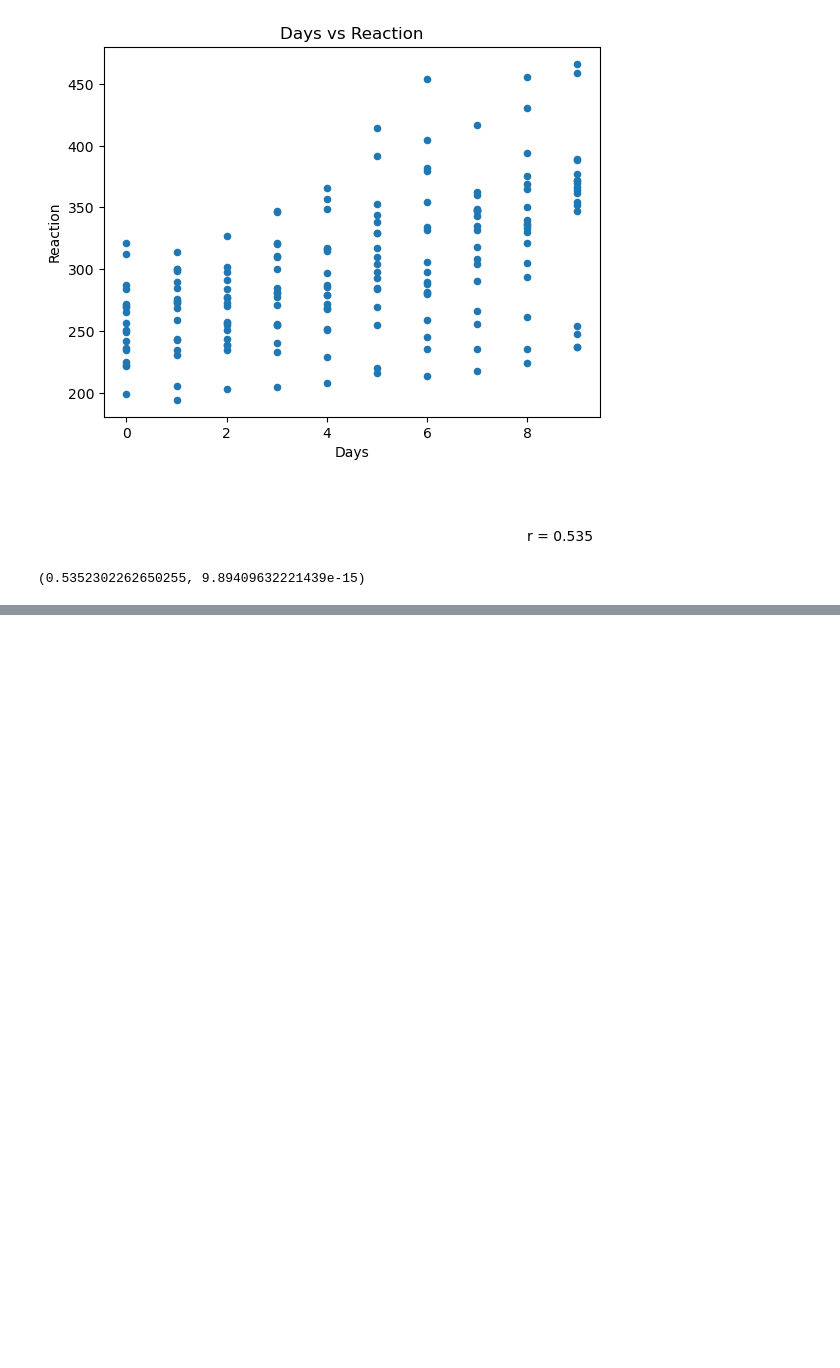
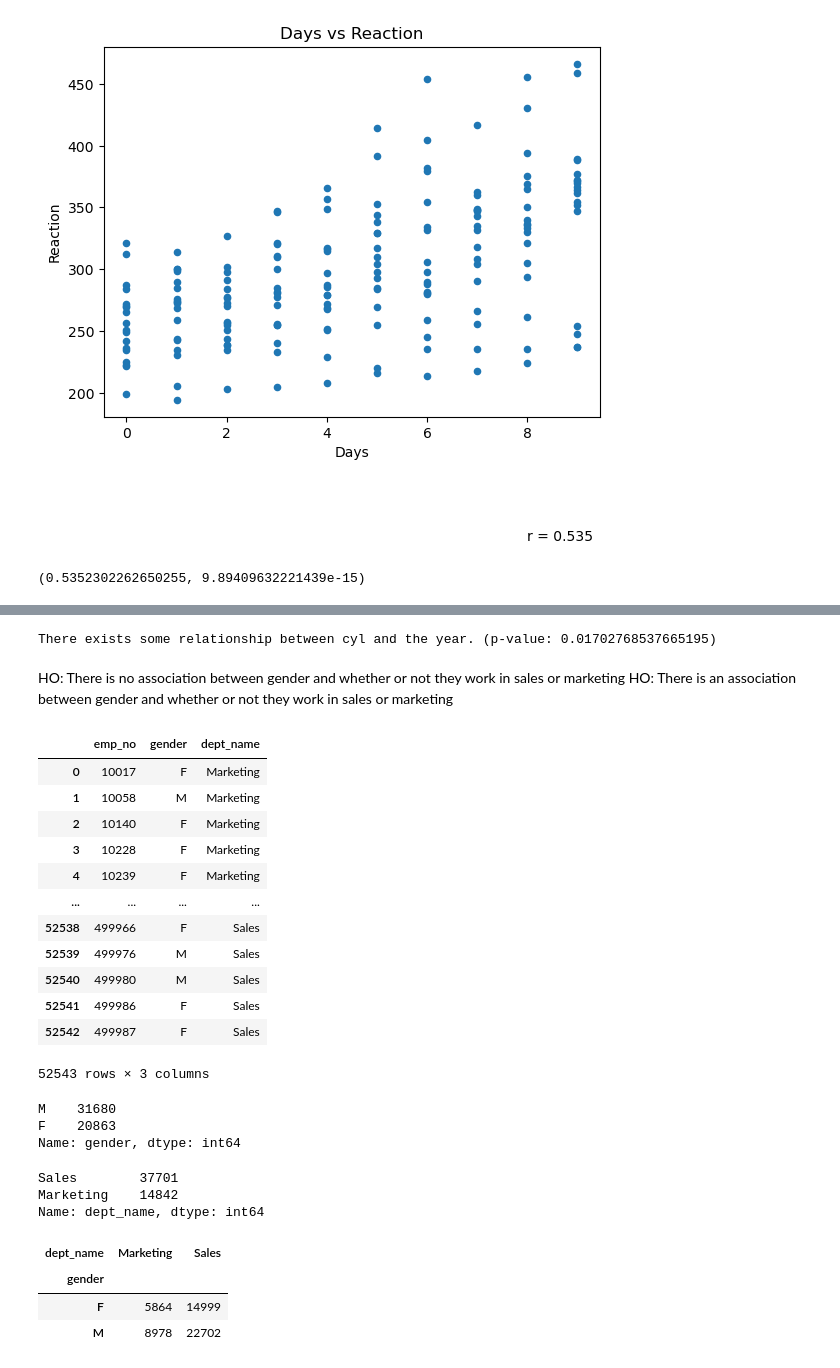
Before and after one commit to scottbarnett97/statistics-exercises, a Jupyter notebook: hypothesis_testing.ipynb, the cells around one changed output, grey strips where cells are left out. Drawn from its saved outputs; the diff is of its cells as text; code cells hidden in the pictures; blank space fills up the shorter version.

```diff
--- a/hypothesis_testing.ipynb
+++ b/hypothesis_testing.ipynb
@@ -421,0 +676,4 @@ r,p
+# %%
+eval_results(p, alpha, group1='cyl', group2='year')
+# %% [output]
+There exists some relationship between cyl and the year. (p-value: 0.01702768537665195)
@@ -421,0 +685,61 @@ r,p
+# %%
+import env
+def get_db_url(database):
+    from env import host, user, password
+    return f'mysql+pymysql://{user}:{password}@{host}/{database}'
+url = get_db_url('employees')
+# %% [markdown]
+HO: There is no association between gender and whether or not they work in sales or marketing
+HO: There is an association between gender and whether or not they work in sales or marketing
+# %%
+#set sql query
+query = '''
+        select emp_no, gender, dept_name
+        from employees
+            join dept_emp
+                using (emp_no)
+            join departments
+                using (dept_no)
+        where to_date = '9999-01-01'
+        and dept_name in ('Marketing','Sales')
+        '''
+# %%
+df = pd.read_sql(query,url)
+df
+# %% [output]
+|  | emp_no | gender | dept_name |
+| 0 | 10017 | F | Marketing |
+| 1 | 10058 | M | Marketing |
+| 2 | 10140 | F | Marketing |
+| 3 | 10228 | F | Marketing |
+| 4 | 10239 | F | Marketing |
+| ... | ... | ... | ... |
+| 52538 | 499966 | F | Sales |
+| 52539 | 499976 | M | Sales |
+| 52540 | 499980 | M | Sales |
+| 52541 | 499986 | F | Sales |
+| 52542 | 499987 | F | Sales |
+52543 rows × 3 columns
+# %%
+#view gender data
+df.gender.value_counts()
+# %% [output]
+M    31680
+F    20863
+Name: gender, dtype: int64
+# %%
+#view dept_name data
+df.dept_name.value_counts()
+# %% [output]
+Sales        37701
+Marketing    14842
+Name: dept_name, dtype: int64
+# %%
+#create contigency table
+observed = pd.crosstab(df.gender, df.dept_name)
+observed
+# %% [output]
+| dept_name | Marketing | Sales |
+| gender |  |  |
+| F | 5864 | 14999 |
+| M | 8978 | 22702 |
```
Also changed, not shown: parts of 52 cells of this notebook, 1 other file.
